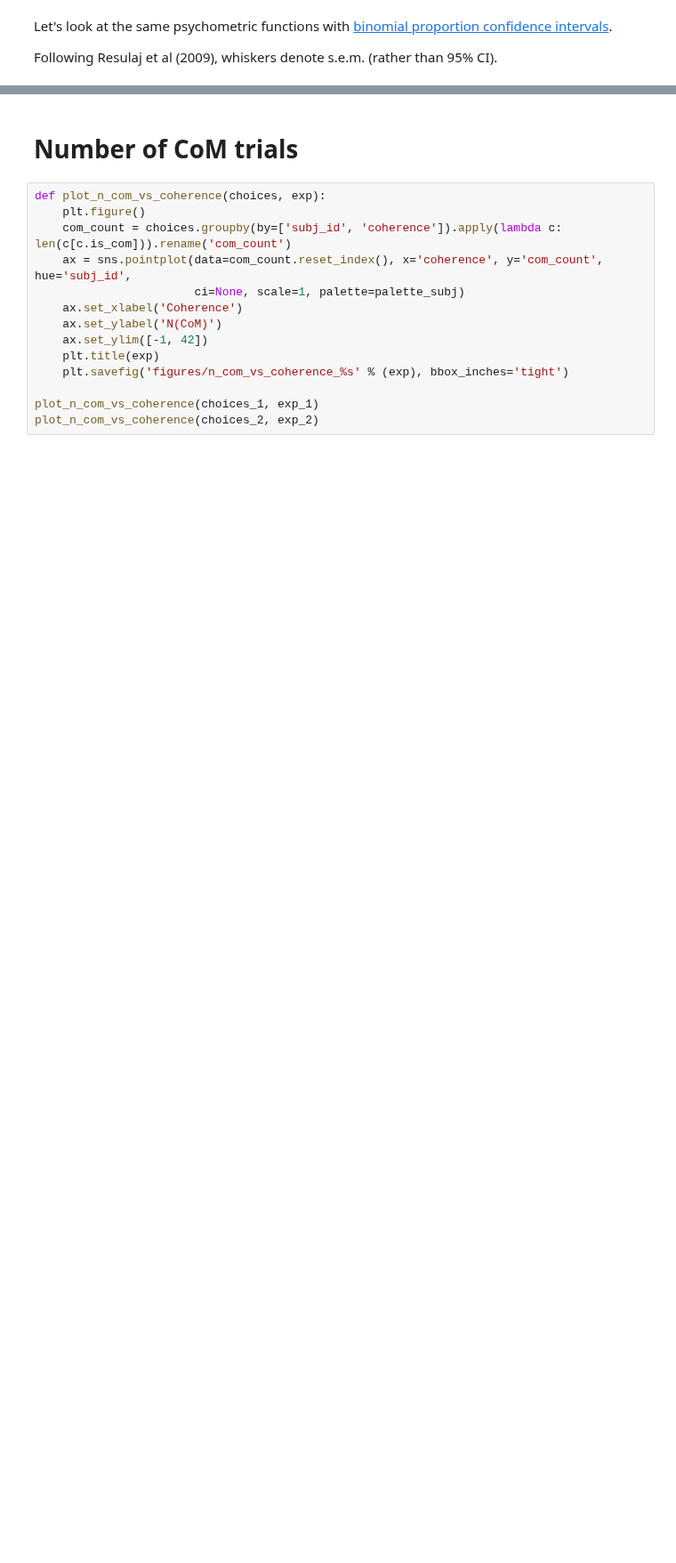
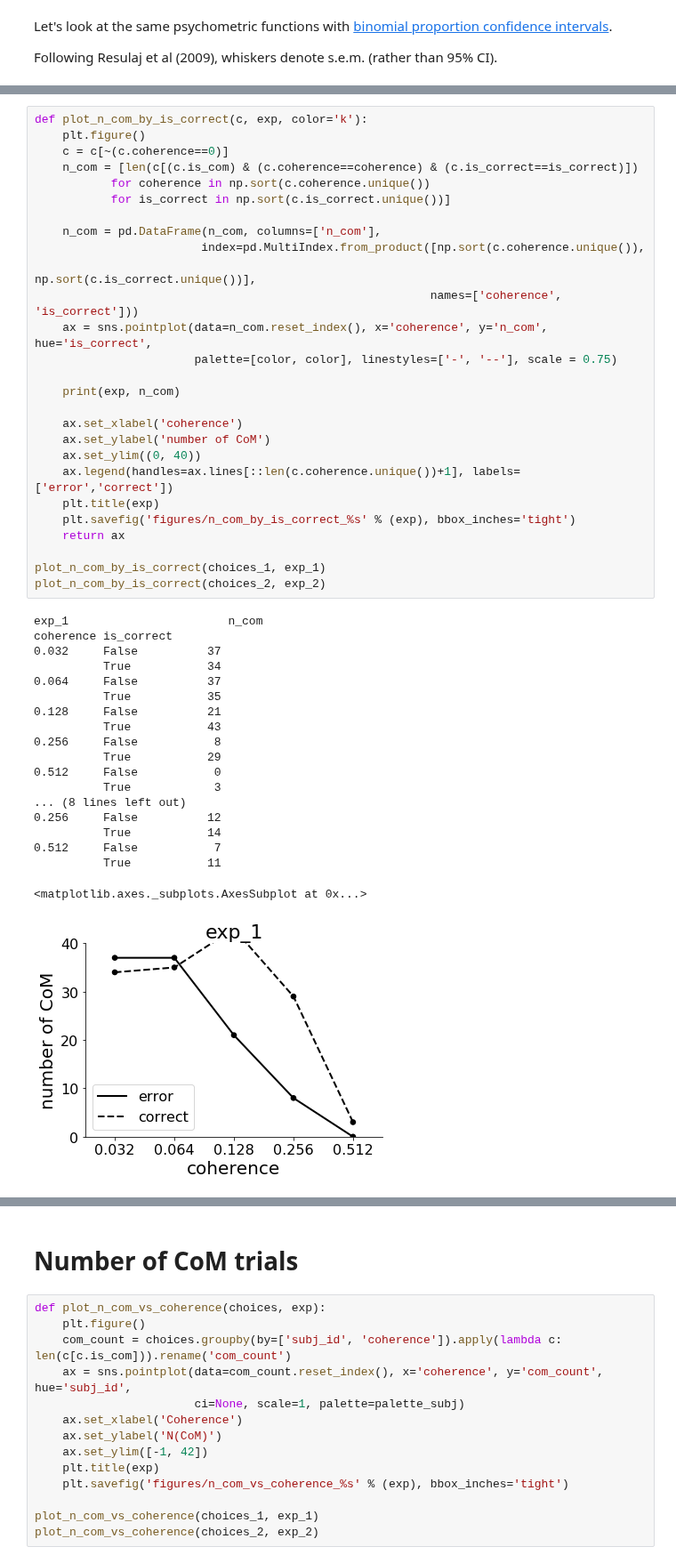
Before and after one commit to cherepaha/eyehandrdk, a Jupyter notebook: psychometrics.ipynb, the cells around one changed output, grey strips where cells are left out. Shown at 89% size. Saved outputs shown, nothing was run; the diff lists cells and outputs as text; blank space fills up the shorter version.

```diff
--- a/psychometrics.ipynb
+++ b/psychometrics.ipynb
@@ -168,0 +173,47 @@ plot_psychometric_function_ci(choices_2, exp_2)
+# %%
+def plot_n_com_by_is_correct(c, exp, color='k'):
+    plt.figure()
+    c = c[~(c.coherence==0)]
+    n_com = [len(c[(c.is_com) & (c.coherence==coherence) & (c.is_correct==is_correct)])
+           for coherence in np.sort(c.coherence.unique())
+           for is_correct in np.sort(c.is_correct.unique())]
+
+    n_com = pd.DataFrame(n_com, columns=['n_com'],
+                        index=pd.MultiIndex.from_product([np.sort(c.coherence.unique()),
+                                                          np.sort(c.is_correct.unique())],
+                                                         names=['coherence', 'is_correct']))
+    ax = sns.pointplot(data=n_com.reset_index(), x='coherence', y='n_com', hue='is_correct',
+                       palette=[color, color], linestyles=['-', '--'], scale = 0.75)
+
+    print(exp, n_com)
+
+    ax.set_xlabel('coherence')
+    ax.set_ylabel('number of CoM')
+    ax.set_ylim((0, 40))
+    ax.legend(handles=ax.lines[::len(c.coherence.unique())+1], labels=['error','correct'])
+    plt.title(exp)
+    plt.savefig('figures/n_com_by_is_correct_%s' % (exp), bbox_inches='tight')
+    return ax
+
+plot_n_com_by_is_correct(choices_1, exp_1)
+plot_n_com_by_is_correct(choices_2, exp_2)
+# %% [output]
+exp_1                       n_com
+coherence is_correct
+0.032     False          37
+          True           34
+0.064     False          37
+          True           35
+0.128     False          21
+          True           43
+0.256     False           8
+          True           29
+0.512     False           0
+          True            3
+... (8 lines left out)
+0.256     False          12
+          True           14
+0.512     False           7
+          True           11
+<matplotlib.axes._subplots.AxesSubplot at 0x...>
+[figure, added]
```
Also changed, not shown: parts of 10 cells of this notebook.
